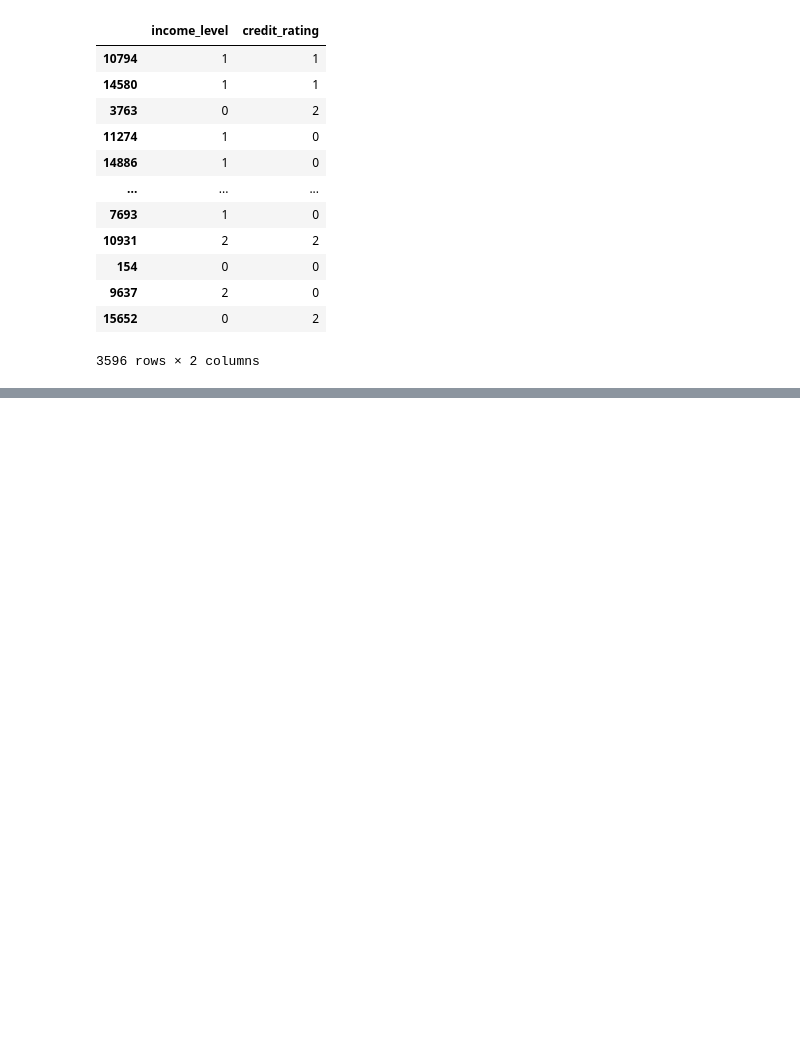
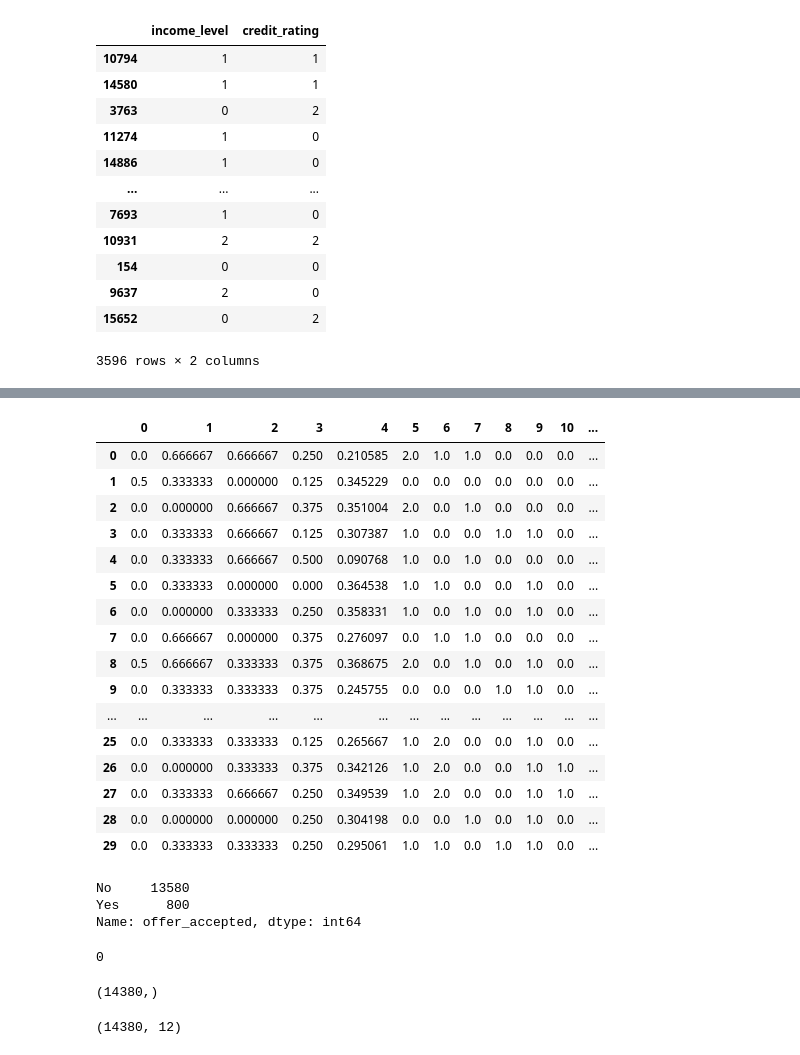
Before and after one commit to hollyjanedalton/mid_bootcamp_project, a Jupyter notebook: Building models.ipynb, the cells around one changed output, grey strips where cells are left out. Saved outputs shown, nothing was run; the diff lists cells and outputs as text; code cells hidden in the pictures; blank space fills up the shorter version.

```diff
--- a/Building models.ipynb
+++ b/Building models.ipynb
@@ -217,3 +228,9 @@ one_hot_columns
 | 7985 | Points | Letter | No | No |
 | 14148 | Cash Back | Letter | No | No |
 14380 rows × 4 columns
+# %%
+#X_train_categorical = X_train.select_dtypes(include = object)
+X_train_cat_one_hot = pd.get_dummies(one_hot_columns,
+                             columns=['reward', 'mailer_type', 'overdraft_protection', 'own_your_home'],
+                             drop_first=True)
+X_train_cat_one_hot.head()
@@ -326,7 +367,10 @@ array([[2., 1., 1., ..., 0., 0., 1.],
 # %%
 #Concatenate both dataframes (numerical and categorical) for X_train
-#now we need a table that has both the X_train categoricalencoded, and
+#now we need a table that has both the X_train categorical_encoded, and
 #the X_train numerical features that have been normalized using min/max scaler
-X_train_processed = np.concatenate([X_train_norm, X_categoricals_train_transformed], axis=1)
-X_train_processed
+X_train_processed = np.concatenate([X_train_norm, X_categoricals_train_transformed], axis=1,)
+
+
+X_train_processed = pd.DataFrame(X_train_processed)
+X_train_processed   #this is all the training data encoded and scaled!!
 # %% [output]
@@ -534,0 +616,43 @@ return y_train_enc, y_test_enc
+# %%
+# oversampling / undersampling is only to be done on the TRAINING set
+# our test set still must reflect reality!
+train = pd.concat([X_train_processed, y_train],axis=1) #has both values of features and outcome
+train.head(30)  #doesn't have the heading names? doesn't have the index?
+# %% [output]
+|  | 0 | 1 | 2 | 3 | 4 | 5 | 6 | 7 | 8 | 9 | 10 | ... |
+| 0 | 0.0 | 0.666667 | 0.666667 | 0.250 | 0.210585 | 2.0 | 1.0 | 1.0 | 0.0 | 0.0 | 0.0 | ... |
+| 1 | 0.5 | 0.333333 | 0.000000 | 0.125 | 0.345229 | 0.0 | 0.0 | 0.0 | 0.0 | 0.0 | 0.0 | ... |
+| 2 | 0.0 | 0.000000 | 0.666667 | 0.375 | 0.351004 | 2.0 | 0.0 | 1.0 | 0.0 | 0.0 | 0.0 | ... |
+| 3 | 0.0 | 0.333333 | 0.666667 | 0.125 | 0.307387 | 1.0 | 0.0 | 0.0 | 1.0 | 1.0 | 0.0 | ... |
+| 4 | 0.0 | 0.333333 | 0.666667 | 0.500 | 0.090768 | 1.0 | 0.0 | 1.0 | 0.0 | 0.0 | 0.0 | ... |
+| 5 | 0.0 | 0.333333 | 0.000000 | 0.000 | 0.364538 | 1.0 | 1.0 | 0.0 | 0.0 | 1.0 | 0.0 | ... |
+| 6 | 0.0 | 0.000000 | 0.333333 | 0.250 | 0.358331 | 1.0 | 0.0 | 1.0 | 0.0 | 1.0 | 0.0 | ... |
+| 7 | 0.0 | 0.666667 | 0.000000 | 0.375 | 0.276097 | 0.0 | 1.0 | 1.0 | 0.0 | 0.0 | 0.0 | ... |
+| 8 | 0.5 | 0.666667 | 0.333333 | 0.375 | 0.368675 | 2.0 | 0.0 | 1.0 | 0.0 | 1.0 | 0.0 | ... |
+| 9 | 0.0 | 0.333333 | 0.333333 | 0.375 | 0.245755 | 0.0 | 0.0 | 0.0 | 1.0 | 1.0 | 0.0 | ... |
+| ... | ... | ... | ... | ... | ... | ... | ... | ... | ... | ... | ... | ... |
+| 25 | 0.0 | 0.333333 | 0.333333 | 0.125 | 0.265667 | 1.0 | 2.0 | 0.0 | 0.0 | 1.0 | 0.0 | ... |
+| 26 | 0.0 | 0.000000 | 0.333333 | 0.375 | 0.342126 | 1.0 | 2.0 | 0.0 | 0.0 | 1.0 | 1.0 | ... |
+| 27 | 0.0 | 0.333333 | 0.666667 | 0.250 | 0.349539 | 1.0 | 2.0 | 0.0 | 0.0 | 1.0 | 1.0 | ... |
+| 28 | 0.0 | 0.000000 | 0.000000 | 0.250 | 0.304198 | 0.0 | 0.0 | 1.0 | 0.0 | 1.0 | 0.0 | ... |
+| 29 | 0.0 | 0.333333 | 0.333333 | 0.250 | 0.295061 | 1.0 | 1.0 | 0.0 | 1.0 | 1.0 | 0.0 | ... |
+# %%
+#Why are there suddenly NaN values in the target?
+
+y_train.value_counts()
+# %% [output]
+No     13580
+Yes      800
+Name: offer_accepted, dtype: int64
+# %%
+y_train.isnull().sum()
+# %% [output]
+0
+# %%
+y_train.shape
+# %% [output]
+(14380,)
+# %%
+X_train_processed.shape
+# %% [output]
+(14380, 12)
```
Also changed, not shown: parts of 22 cells of this notebook.
